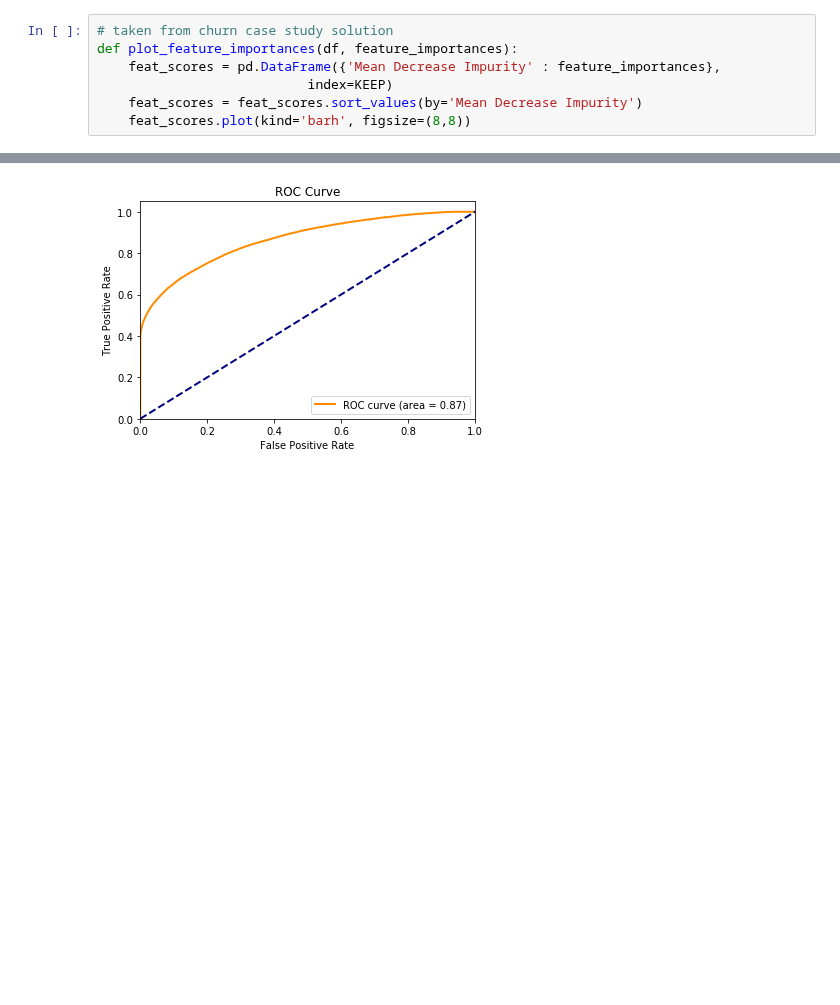
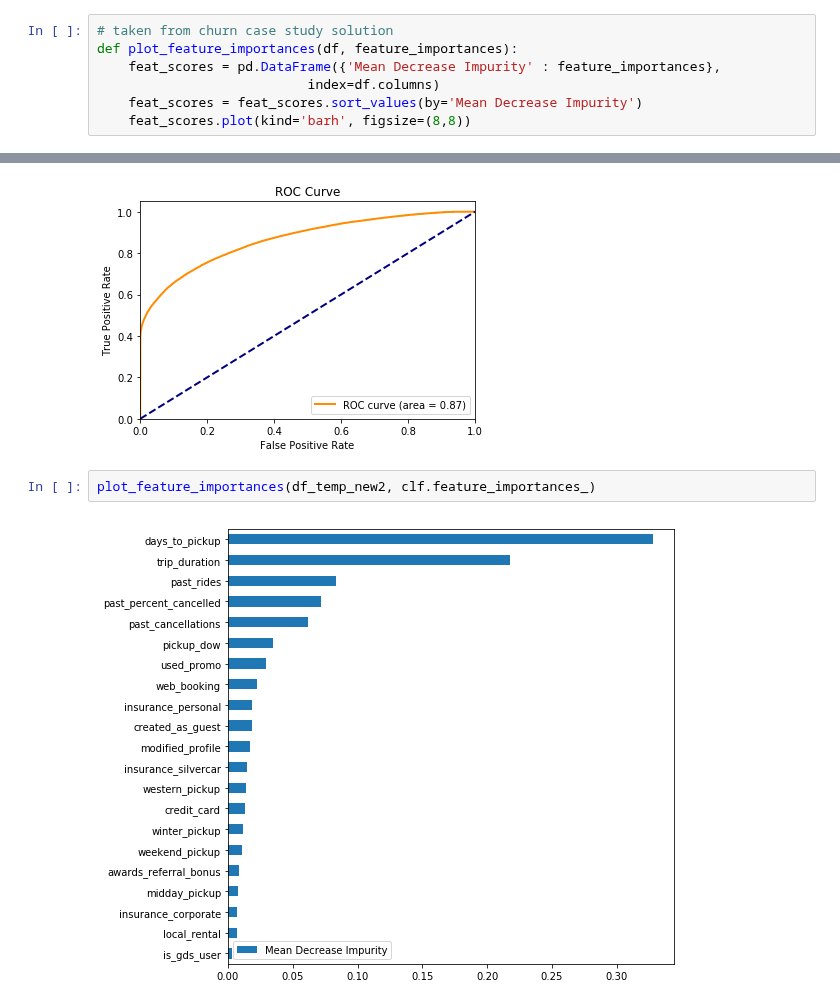
Before and after one commit to mengeling/silvercar-cancellation-predictor, a Jupyter notebook: EDA/modeling.ipynb, the cells around one changed output, grey strips where cells are left out. Saved outputs shown, nothing was run; the diff lists cells and outputs as text; blank space fills up the shorter version.

```diff
--- a/EDA/modeling.ipynb
+++ b/EDA/modeling.ipynb
@@ -38,7 +38,7 @@ np.set_printoptions.float_format = '{:.2f}'.format
 # taken from churn case study solution
 def plot_feature_importances(df, feature_importances):
     feat_scores = pd.DataFrame({'Mean Decrease Impurity' : feature_importances},
-                           index=KEEP)
+                           index=df.columns)
     feat_scores = feat_scores.sort_values(by='Mean Decrease Impurity')
     feat_scores.plot(kind='barh', figsize=(8,8))
 # %%
@@ -453,4 +469,8 @@ auc = roc_auc_score(y_test, probabilities)
 plot_roc_curve(fpr, tpr, thresholds, auc)
 # %% [output]
 [figure]
+# %%
+plot_feature_importances(df_temp_new2, clf.feature_importances_)
+# %% [output]
+[figure, added]
 # %%
```
Also changed, not shown: parts of 15 cells of this notebook, 15 other files.
